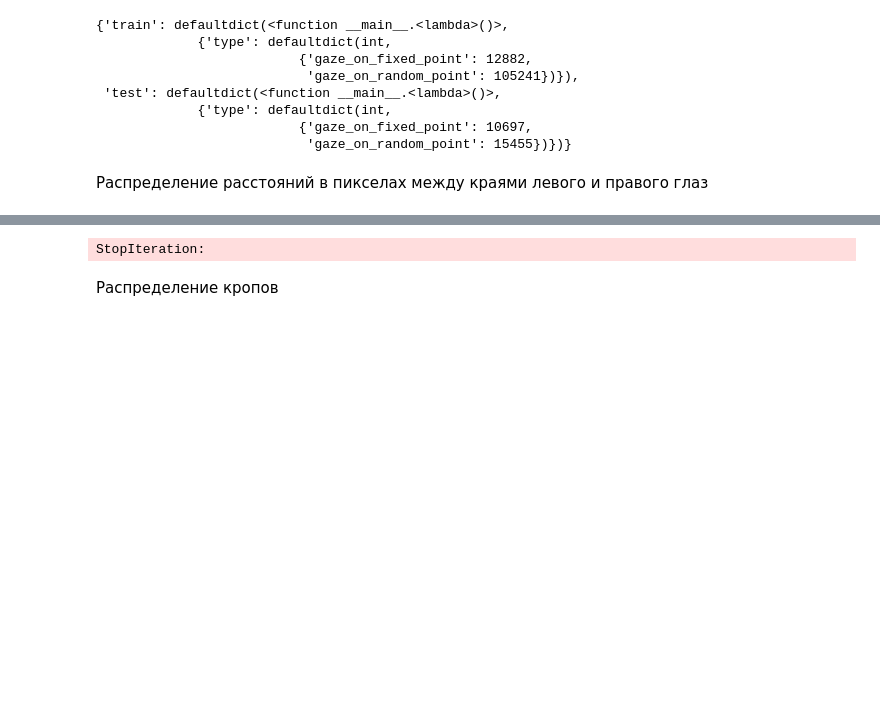
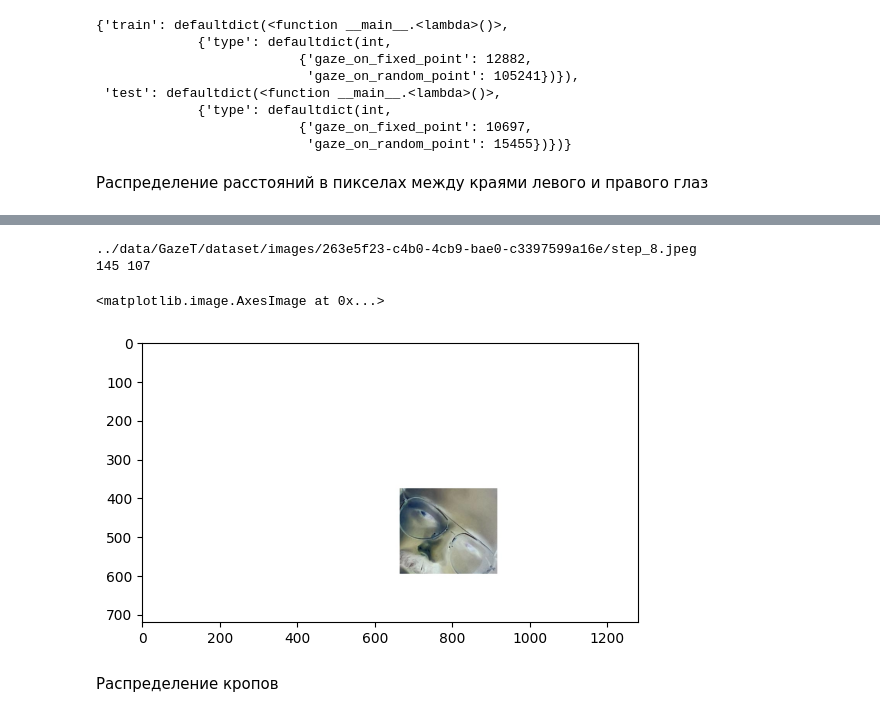
Before and after one commit to biquaternion/gaze_detection, a Jupyter notebook: eda/GazeT.ipynb, the cells around one changed output, grey strips where cells are left out. Saved outputs shown, nothing was run; the diff lists cells and outputs as text; code cells hidden in the pictures; blank space fills up the shorter version.

```diff
--- a/eda/GazeT.ipynb
+++ b/eda/GazeT.ipynb
@@ -80,6 +80,8 @@ pick = []
 for md in metadata:
     diff_x = -(md['eyes_right_right'][0] - md['eyes_left_left'][0])
     diff_y = -(md['eyes_right_right'][1] - md['eyes_left_left'][1])
+    if abs(diff_x) / max(abs(diff_y), 1) < 1.5:
+        pick.append(md)
     # if abs(diff_y) > 60:
     #     pick.append(md)
     # if diff_x < 60:
@@ -102,15 +104,20 @@ print(len(pick))
 # %%
 it = iter(pick)
 # %%
+%matplotlib inline
 p = next(it)
 print(str(images_path / p['task_id'] / p['step']))
 # plt.imshow(Image.open(str(images_path / p['task_id'] / p['step'])))
 err = p['eyes_right_right']
 ell = p['eyes_left_left']
 print(ell[0] - err[0], abs(ell[1] - err[1]))
-imshow = plt.imshow(255 - cv2.imread(str(images_path / p['task_id'] / p['step']))[min(err[1], ell[1]) - 10:max(err[1], ell[1]) + 10, err[0]:ell[0]])
+# imshow = plt.imshow(255 - cv2.imread(str(images_path / p['task_id'] / p['step'])))#[min(err[1], ell[1]) - 10:max(err[1], ell[1]) + 10, err[0]:ell[0]])
+imshow = plt.imshow(255 - cv2.imread(str(images_path / p['task_id'] / p['step'])))#[min(err[1], ell[1]) - 10:max(err[1], ell[1]) + 10, err[0]:ell[0]])
 imshow
 # %% [output]
-StopIteration:
+../data/GazeT/dataset/images/263e5f23-c4b0-4cb9-bae0-c3397599a16e/step_8.jpeg
+145 107
+<matplotlib.image.AxesImage at 0x...>
+[figure, added]
 # %% [markdown]
 Распределение кропов
```
Also changed, not shown: parts of 2 cells of this notebook, 5 other files.
